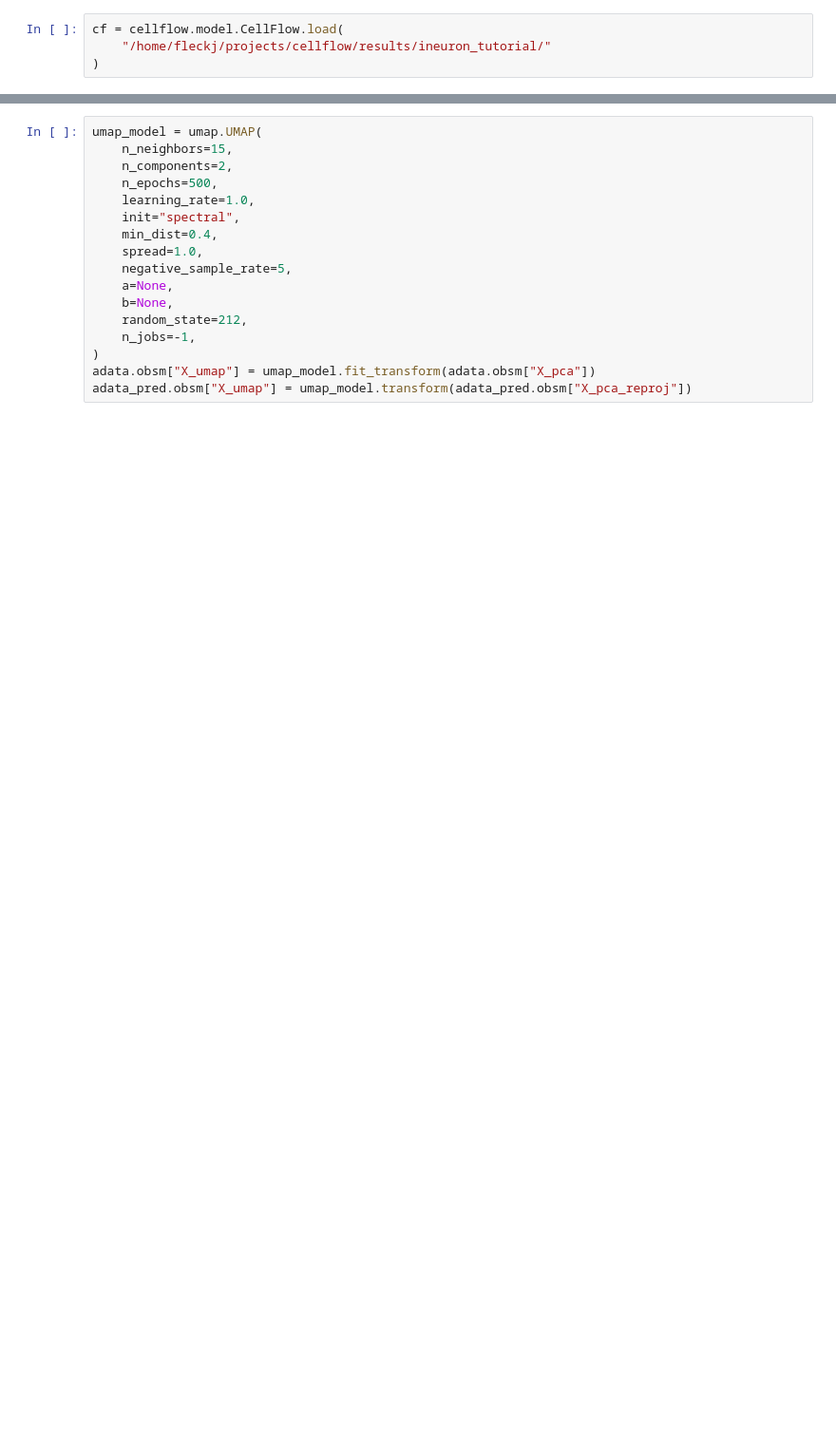
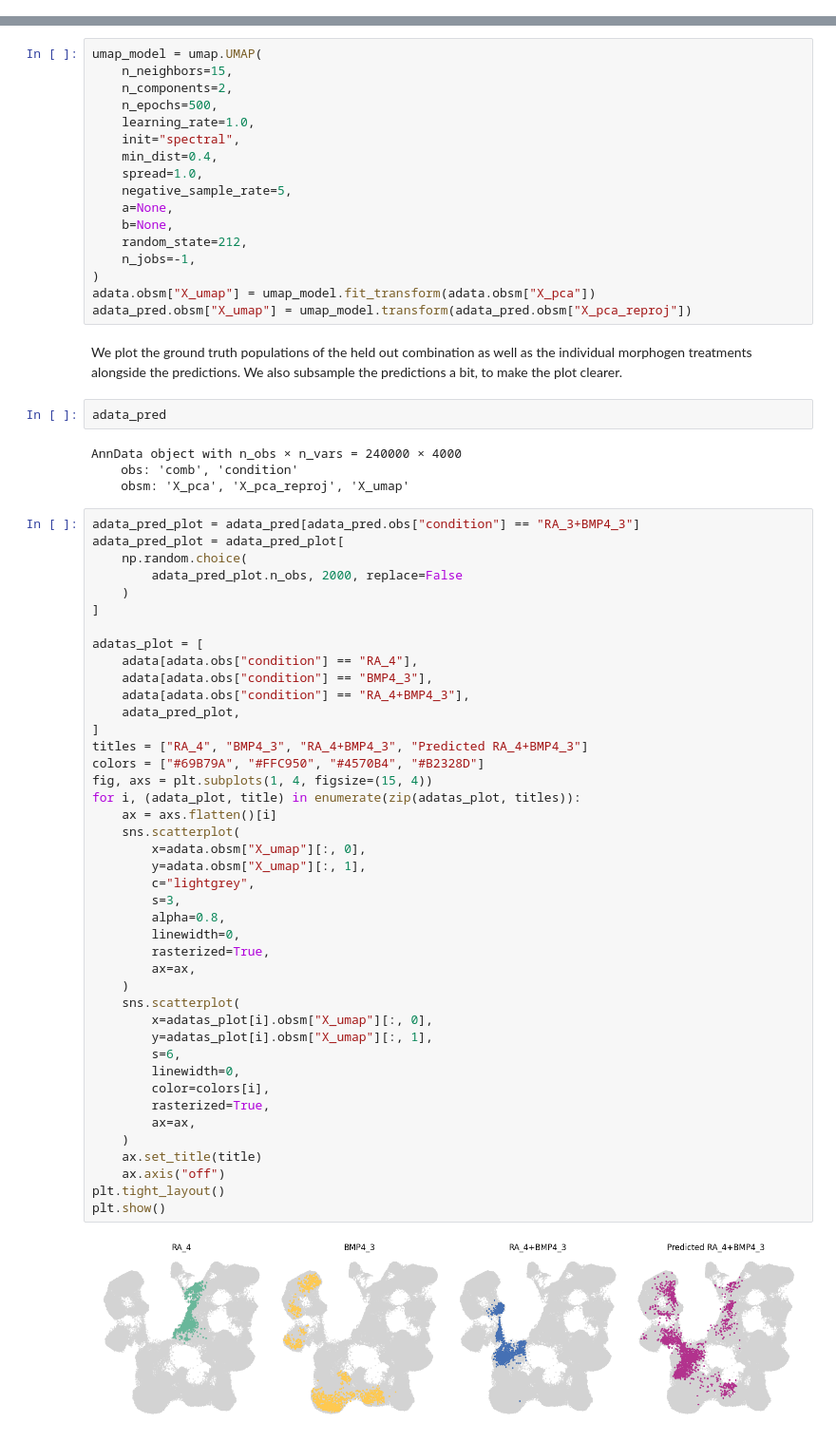
Before and after one commit to theislab/CellFlow2, a Jupyter notebook: docs/notebooks/300_ineuron_tutorial.ipynb, the cells around one changed output, grey strips where cells are left out. Shown: that part at 95% size. Cells and saved outputs as stored; diff of their text form; blank space fills up the shorter version.

Commit message:
docs: finished first version of tutorial

```diff
--- a/docs/notebooks/300_ineuron_tutorial.ipynb
+++ b/docs/notebooks/300_ineuron_tutorial.ipynb
@@ -207,7 +191,3 @@ adata.write_h5ad(
-# %%
-cf = cellflow.model.CellFlow.load(
-    "/home/fleckj/projects/cellflow/results/ineuron_tutorial/"
-)
 # %% [markdown]
 ### Making predictions
 Now we can finally check out the predictions. we use {meth}`~cellflow.model.CellFlow.predict` to generate predictions for the held-out conditions in the validation dataset.
@@ -259,3 +243,55 @@ umap_model = umap.UMAP(
 )
 adata.obsm["X_umap"] = umap_model.fit_transform(adata.obsm["X_pca"])
 adata_pred.obsm["X_umap"] = umap_model.transform(adata_pred.obsm["X_pca_reproj"])
+# %% [markdown]
+We plot the ground truth populations of the held out combination as well as the individual morphogen treatments alongside the predictions. We also subsample the predictions a bit, to make the plot clearer.
+# %%
+adata_pred
+# %% [output]
+AnnData object with n_obs × n_vars = 240000 × 4000
+    obs: 'comb', 'condition'
+    obsm: 'X_pca', 'X_pca_reproj', 'X_umap'
+# %%
+adata_pred_plot = adata_pred[adata_pred.obs["condition"] == "RA_3+BMP4_3"]
+adata_pred_plot = adata_pred_plot[
+    np.random.choice(
+        adata_pred_plot.n_obs, 2000, replace=False
+    )
+]
+
+adatas_plot = [
+    adata[adata.obs["condition"] == "RA_4"],
+    adata[adata.obs["condition"] == "BMP4_3"],
+    adata[adata.obs["condition"] == "RA_4+BMP4_3"],
+    adata_pred_plot,
+]
+titles = ["RA_4", "BMP4_3", "RA_4+BMP4_3", "Predicted RA_4+BMP4_3"]
+colors = ["#69B79A", "#FFC950", "#4570B4", "#B2328D"]
+fig, axs = plt.subplots(1, 4, figsize=(15, 4))
+for i, (adata_plot, title) in enumerate(zip(adatas_plot, titles)):
+    ax = axs.flatten()[i]
+    sns.scatterplot(
+        x=adata.obsm["X_umap"][:, 0],
+        y=adata.obsm["X_umap"][:, 1],
+        c="lightgrey",
+        s=3,
+        alpha=0.8,
+        linewidth=0,
+        rasterized=True,
+        ax=ax,
+    )
+    sns.scatterplot(
+        x=adatas_plot[i].obsm["X_umap"][:, 0],
+        y=adatas_plot[i].obsm["X_umap"][:, 1],
+        s=6,
+        linewidth=0,
+        color=colors[i],
+        rasterized=True,
+        ax=ax,
+    )
+    ax.set_title(title)
+    ax.axis("off")
+plt.tight_layout()
+plt.show()
+# %% [output]
+[figure, added]
```
Also changed, not shown: parts of 4 cells of this notebook.
